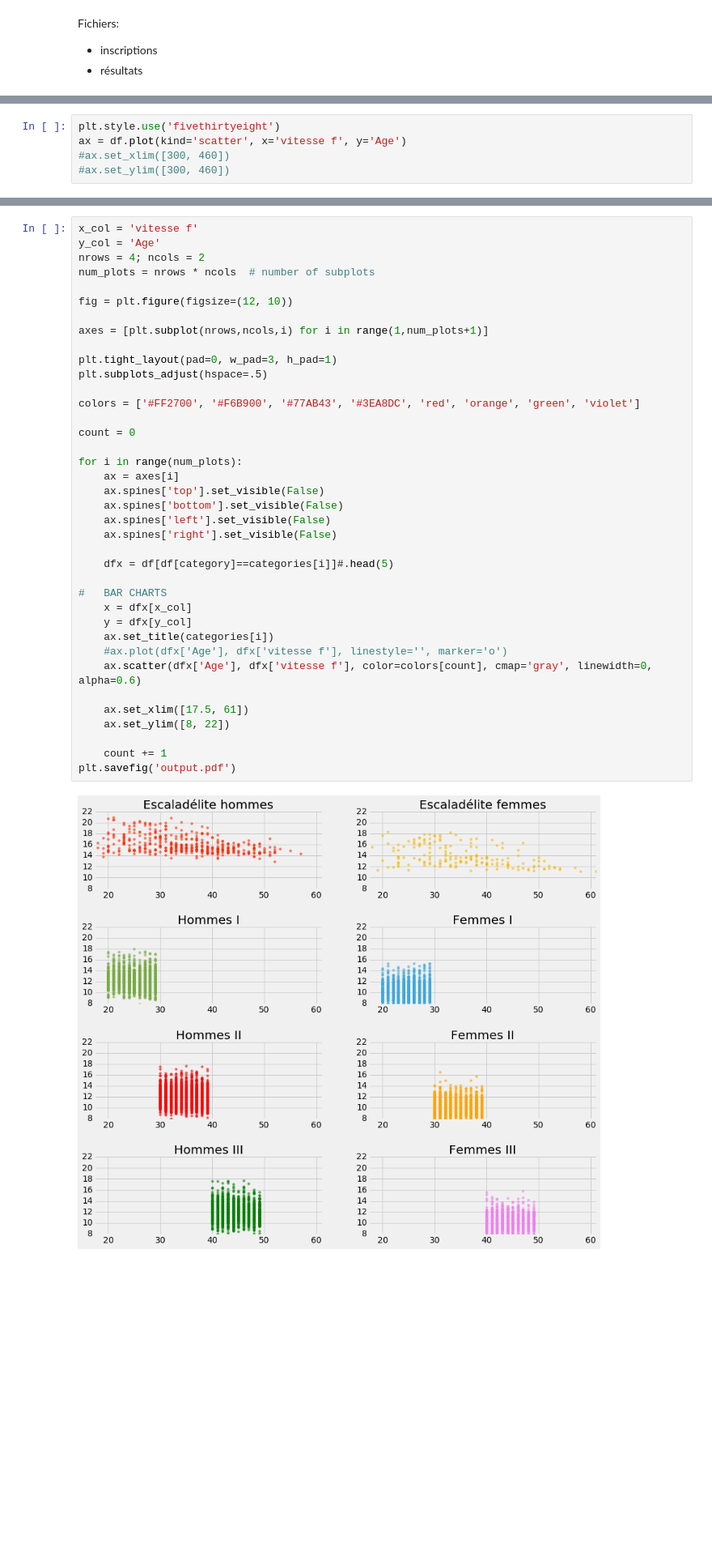
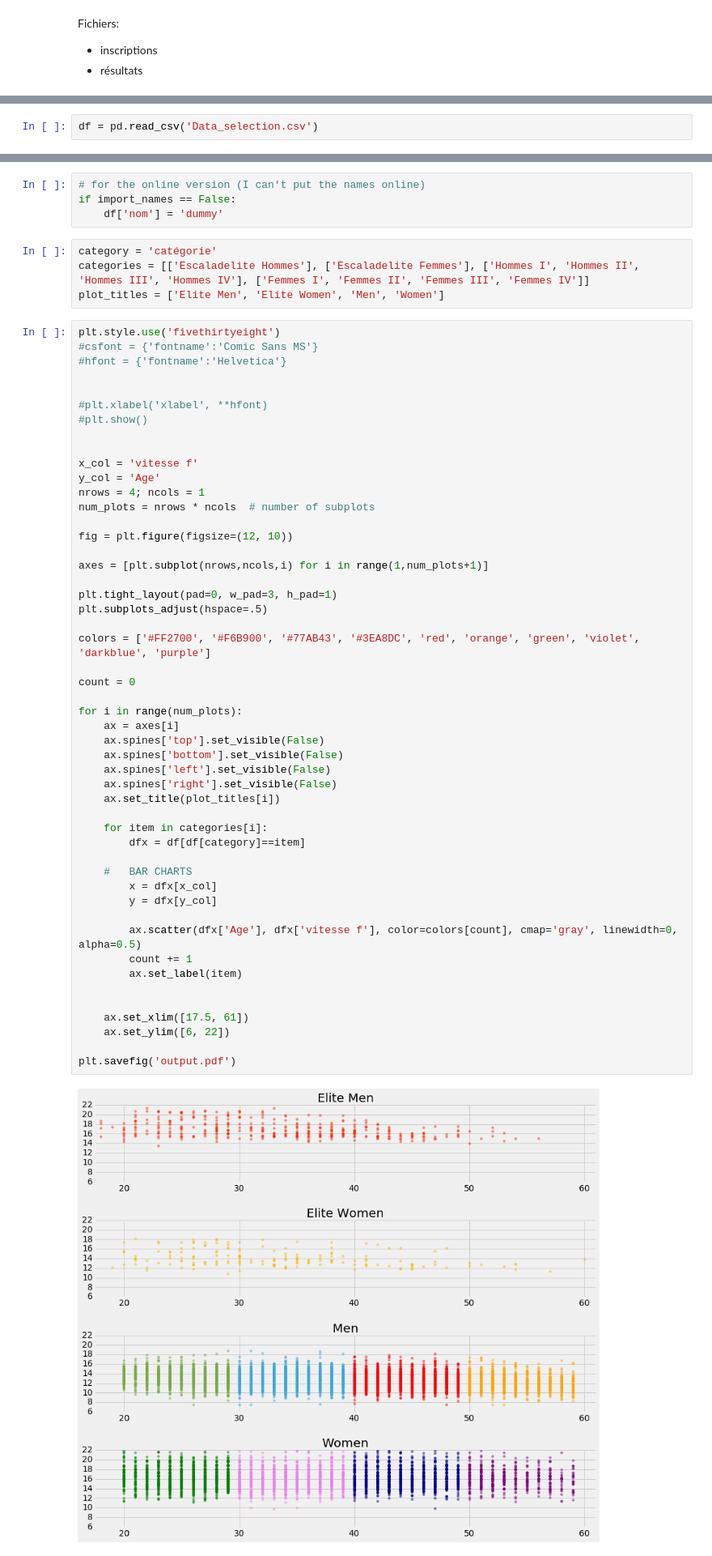
Before and after one commit to jsoma/playfair-projects, a Jupyter notebook: projects/paul-ronga/marathon_speed/marathon_ellipses_multiples.ipynb, the cells around one changed output, grey strips where cells are left out. Shown at 81% size. Saved outputs shown, nothing was run; the diff lists cells and outputs as text; blank space fills up the shorter version.

```diff
--- a/projects/paul-ronga/marathon_speed/marathon_ellipses_multiples.ipynb
+++ b/projects/paul-ronga/marathon_speed/marathon_ellipses_multiples.ipynb
@@ -69,5 +32,0 @@ df['vitesse f'] = df['vitesse'].apply(to_float)
-# %%
-plt.style.use('fivethirtyeight')
-ax = df.plot(kind='scatter', x='vitesse f', y='Age')
-#ax.set_xlim([300, 460])
-#ax.set_ylim([300, 460])
@@ -83,0 +33,2 @@ len(categories)
+# %%
+df = pd.read_csv('Data_selection.csv')
@@ -84,40 +63,60 @@ len(categories)
+# %%
+# for the online version (I can't put the names online)
+if import_names == False:
+    df['nom'] = 'dummy'
+# %%
+category = 'catégorie'
+categories = [['Escaladelite Hommes'], ['Escaladelite Femmes'], ['Hommes I', 'Hommes II', 'Hommes III', 'Hommes IV'], ['Femmes I', 'Femmes II', 'Femmes III', 'Femmes IV']]
+plot_titles = ['Elite Men', 'Elite Women', 'Men', 'Women']
 # %%
+plt.style.use('fivethirtyeight')
+#csfont = {'fontname':'Comic Sans MS'}
+#hfont = {'fontname':'Helvetica'}
+
+
+#plt.xlabel('xlabel', **hfont)
+#plt.show()
+
+
 x_col = 'vitesse f'
 y_col = 'Age'
-nrows = 4; ncols = 2
+nrows = 4; ncols = 1
 num_plots = nrows * ncols  # number of subplots
 
 fig = plt.figure(figsize=(12, 10))
 
 axes = [plt.subplot(nrows,ncols,i) for i in range(1,num_plots+1)]
 
 plt.tight_layout(pad=0, w_pad=3, h_pad=1)
 plt.subplots_adjust(hspace=.5)
 
-colors = ['#FF2700', '#F6B900', '#77AB43', '#3EA8DC', 'red', 'orange', 'green', 'violet']
+colors = ['#FF2700', '#F6B900', '#77AB43', '#3EA8DC', 'red', 'orange', 'green', 'violet', 'darkblue', 'purple']
 
 count = 0
 
 for i in range(num_plots):
     ax = axes[i]
     ax.spines['top'].set_visible(False)
     ax.spines['bottom'].set_visible(False)
     ax.spines['left'].set_visible(False)
     ax.spines['right'].set_visible(False)
+    ax.set_title(plot_titles[i])
 
-    dfx = df[df[category]==categories[i]]#.head(5)
+    for item in categories[i]:
+        dfx = df[df[category]==item]
 
-#   BAR CHARTS
-    x = dfx[x_col]
-    y = dfx[y_col]
-    ax.set_title(categories[i])
-    #ax.plot(dfx['Age'], dfx['vitesse f'], linestyle='', marker='o')
-    ax.scatter(dfx['Age'], dfx['vitesse f'], color=colors[count], cmap='gray', linewidth=0, alpha=0.6)
+    #   BAR CHARTS
+        x = dfx[x_col]
+        y = dfx[y_col]
+
+        ax.scatter(dfx['Age'], dfx['vitesse f'], color=colors[count], cmap='gray', linewidth=0, alpha=0.5)
+        count += 1
+        ax.set_label(item)
+
 
     ax.set_xlim([17.5, 61])
-    ax.set_ylim([8, 22])
+    ax.set_ylim([6, 22])
 
-    count += 1
 plt.savefig('output.pdf')
 # %% [output]
-[figure, old version]
+[figure, new version]
```
Also changed, not shown: parts of 17 cells of this notebook.
